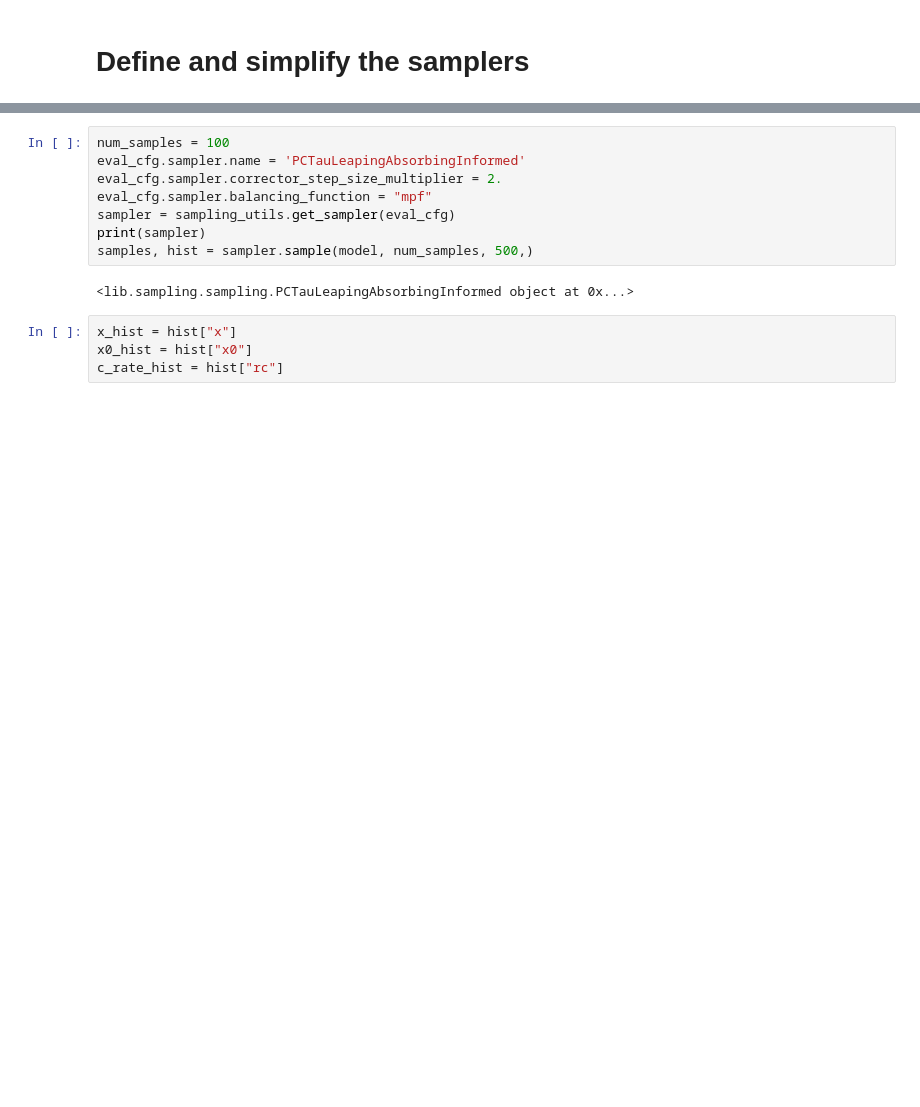
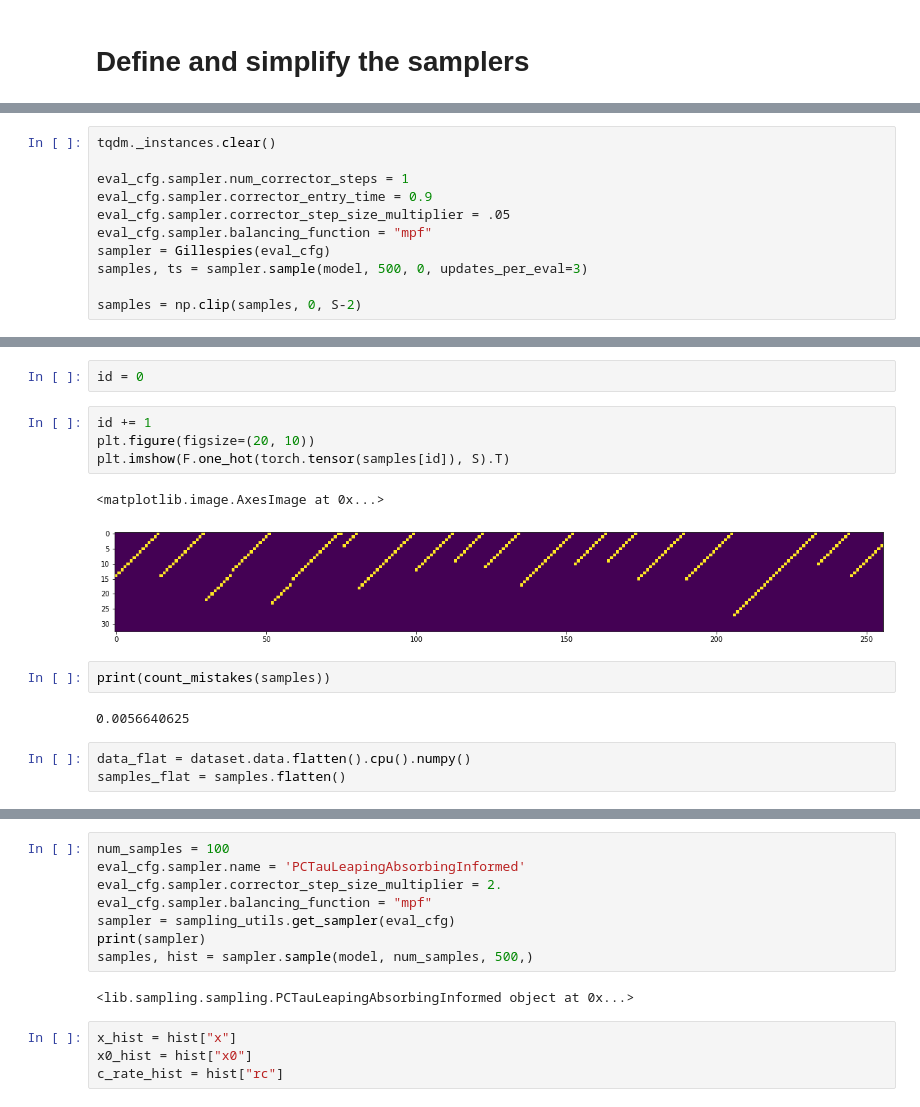
Before and after one commit to matthew9671/tauLDR, a Jupyter notebook: notebooks/eval_countdown.ipynb, the cells around one changed output, grey strips where cells are left out. Saved outputs shown, nothing was run; the diff lists cells and outputs as text; blank space fills up the shorter version.

```diff
--- a/notebooks/eval_countdown.ipynb
+++ b/notebooks/eval_countdown.ipynb
@@ -295,0 +304,11 @@ ImportError: cannot import name 'PCTauLeapingAbsorbingInformed' from 'lib.sampli
+# %%
+tqdm._instances.clear()
+
+eval_cfg.sampler.num_corrector_steps = 1
+eval_cfg.sampler.corrector_entry_time = 0.9
+eval_cfg.sampler.corrector_step_size_multiplier = .05
+eval_cfg.sampler.balancing_function = "mpf"
+sampler = Gillespies(eval_cfg)
+samples, ts = sampler.sample(model, 500, 0, updates_per_eval=3)
+
+samples = np.clip(samples, 0, S-2)
@@ -295,0 +410,16 @@ ImportError: cannot import name 'PCTauLeapingAbsorbingInformed' from 'lib.sampli
+# %%
+id = 0
+# %%
+id += 1
+plt.figure(figsize=(20, 10))
+plt.imshow(F.one_hot(torch.tensor(samples[id]), S).T)
+# %% [output]
+<matplotlib.image.AxesImage at 0x...>
+[figure, added]
+# %%
+print(count_mistakes(samples))
+# %% [output]
+0.0056640625
+# %%
+data_flat = dataset.data.flatten().cpu().numpy()
+samples_flat = samples.flatten()
```
Also changed, not shown: parts of 20 cells of this notebook, 13 other files.
